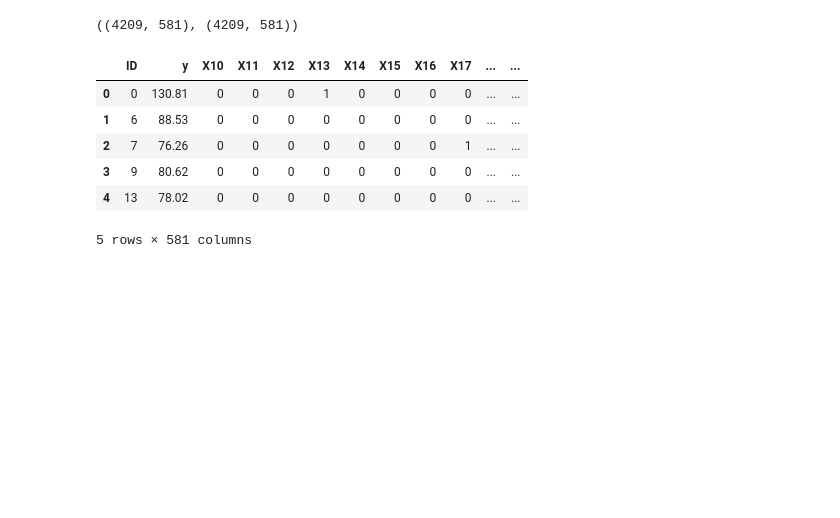
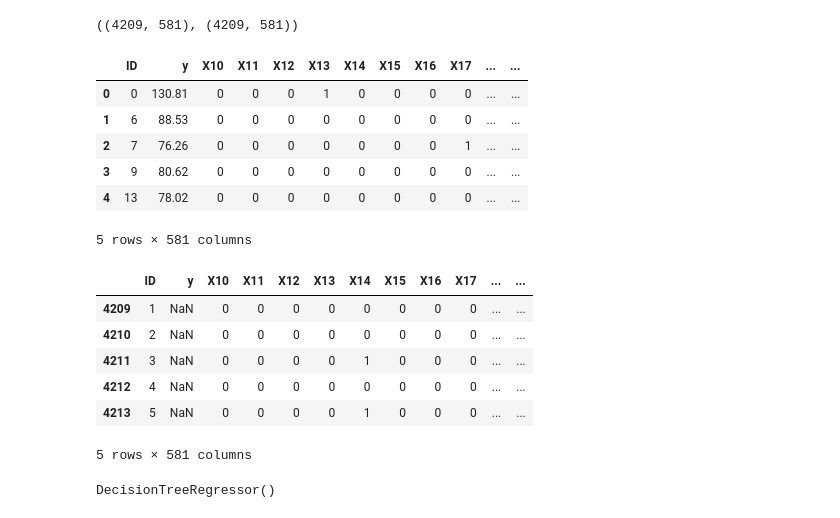
Before and after one commit to nzangi/Machine-Learning-Projects, a Jupyter notebook: Maximum Capacity/Maximum Capaticy.ipynb, the cells around one changed output. Saved outputs shown, nothing was run; the diff lists cells and outputs as text; code cells hidden in the pictures; blank space fills up the shorter version.

```diff
--- a/Maximum Capacity/Maximum Capaticy.ipynb
+++ b/Maximum Capacity/Maximum Capaticy.ipynb
@@ -467,3 +477,13 @@ train.head()
 | 3 | 9 | 80.62 | 0 | 0 | 0 | 0 | 0 | 0 | 0 | 0 | ... | ... |
 | 4 | 13 | 78.02 | 0 | 0 | 0 | 0 | 0 | 0 | 0 | 0 | ... | ... |
 5 rows × 581 columns
+# %%
+test.head()
+# %% [output]
+|  | ID | y | X10 | X11 | X12 | X13 | X14 | X15 | X16 | X17 | ... | ... |
+| 4209 | 1 | NaN | 0 | 0 | 0 | 0 | 0 | 0 | 0 | 0 | ... | ... |
+| 4210 | 2 | NaN | 0 | 0 | 0 | 0 | 0 | 0 | 0 | 0 | ... | ... |
+| 4211 | 3 | NaN | 0 | 0 | 0 | 0 | 1 | 0 | 0 | 0 | ... | ... |
+| 4212 | 4 | NaN | 0 | 0 | 0 | 0 | 0 | 0 | 0 | 0 | ... | ... |
+| 4213 | 5 | NaN | 0 | 0 | 0 | 0 | 1 | 0 | 0 | 0 | ... | ... |
+5 rows × 581 columns
@@ -469,0 +503,4 @@ train.head()
+# %%
+decision_tree.fit(X_train_1,Y_train_1)
+# %% [output]
+DecisionTreeRegressor()
```
Also changed, not shown: parts of 34 cells of this notebook.
